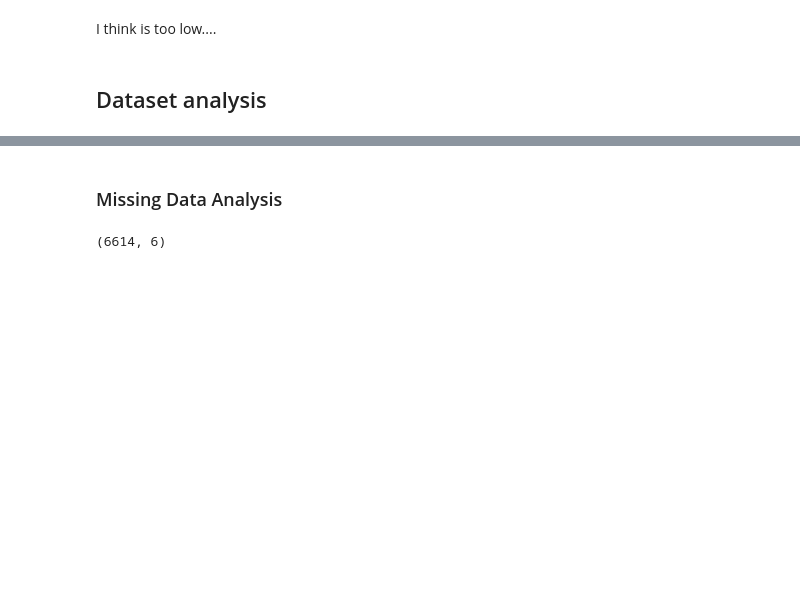
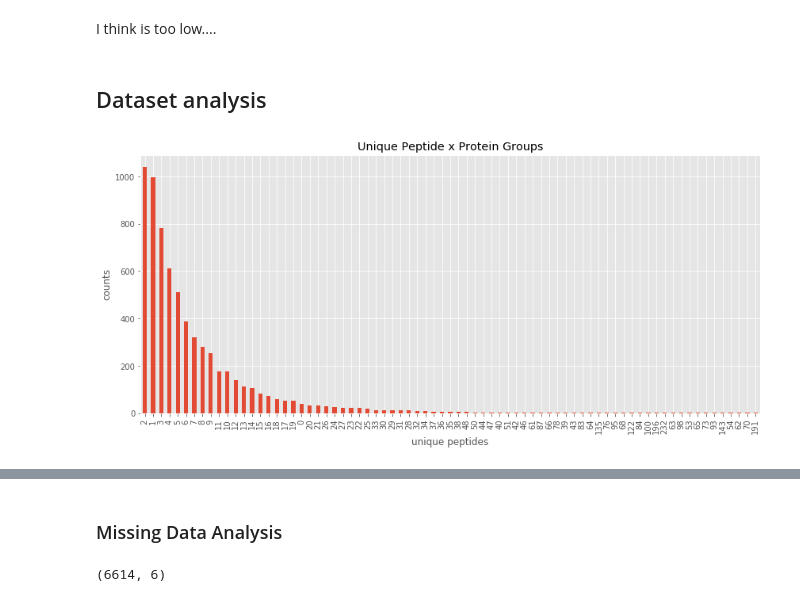
Before and after one commit to mtinti/old_age, a Jupyter notebook: analysis.ipynb, the cells around one changed output, grey strips where cells are left out. Saved outputs shown, nothing was run; the diff lists cells and outputs as text; code cells hidden in the pictures; blank space fills up the shorter version.

```diff
--- a/analysis.ipynb
+++ b/analysis.ipynb
@@ -205,3 +205,12 @@ df = df[df['Reverse']!='+']
 cols = ['Reporter intensity corrected {} PS-TMT'.format(n) for n in range(0,6)]
 data=df[cols]
 data.columns = ['S1','S2','S3', 'C1','C2','C3']
+# %%
+fig,ax=plt.subplots(figsize=(14,6))
+df['Unique peptides'].value_counts().plot(kind='bar',ax=ax)
+plt.title('Unique Peptide x Protein Groups')
+ax.set_xlabel('unique peptides')
+ax.set_ylabel('counts')
+plt.show()
+# %% [output]
+[figure, added]
```
Also changed, not shown: parts of 4 cells of this notebook.
